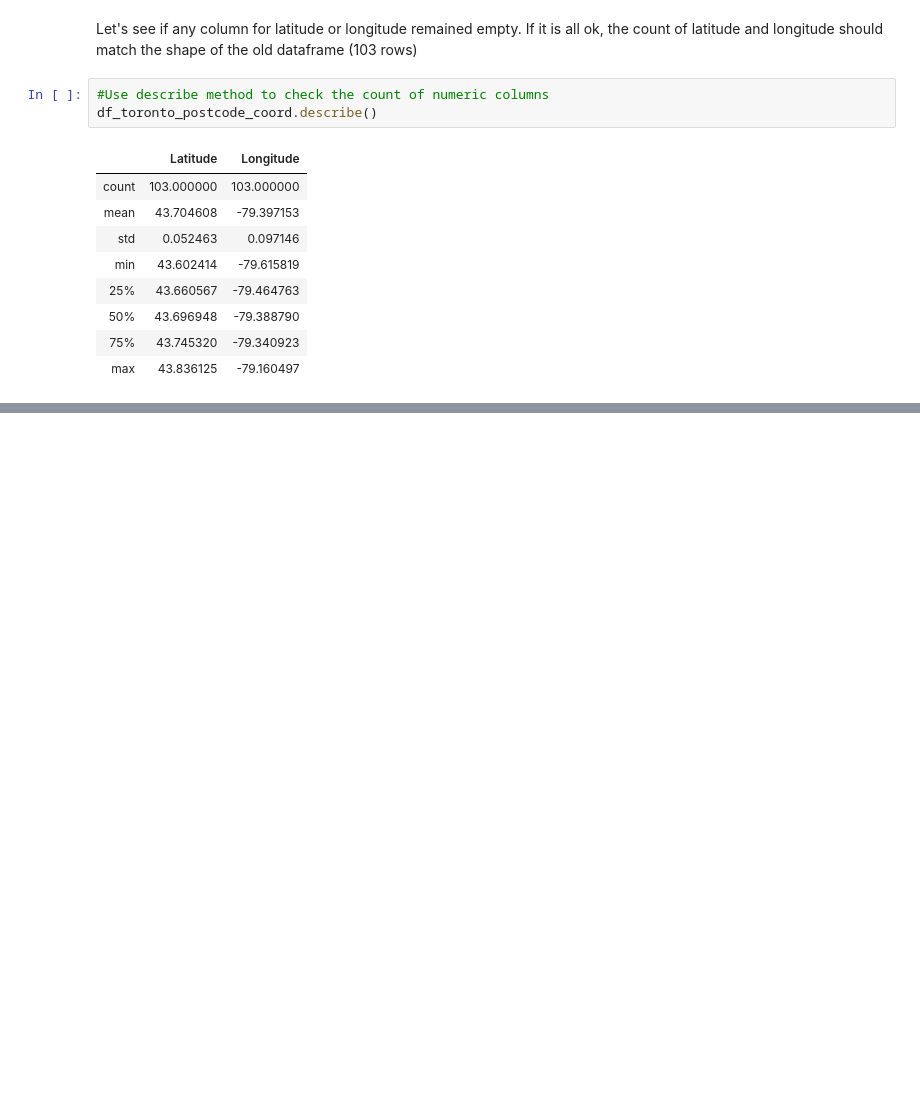
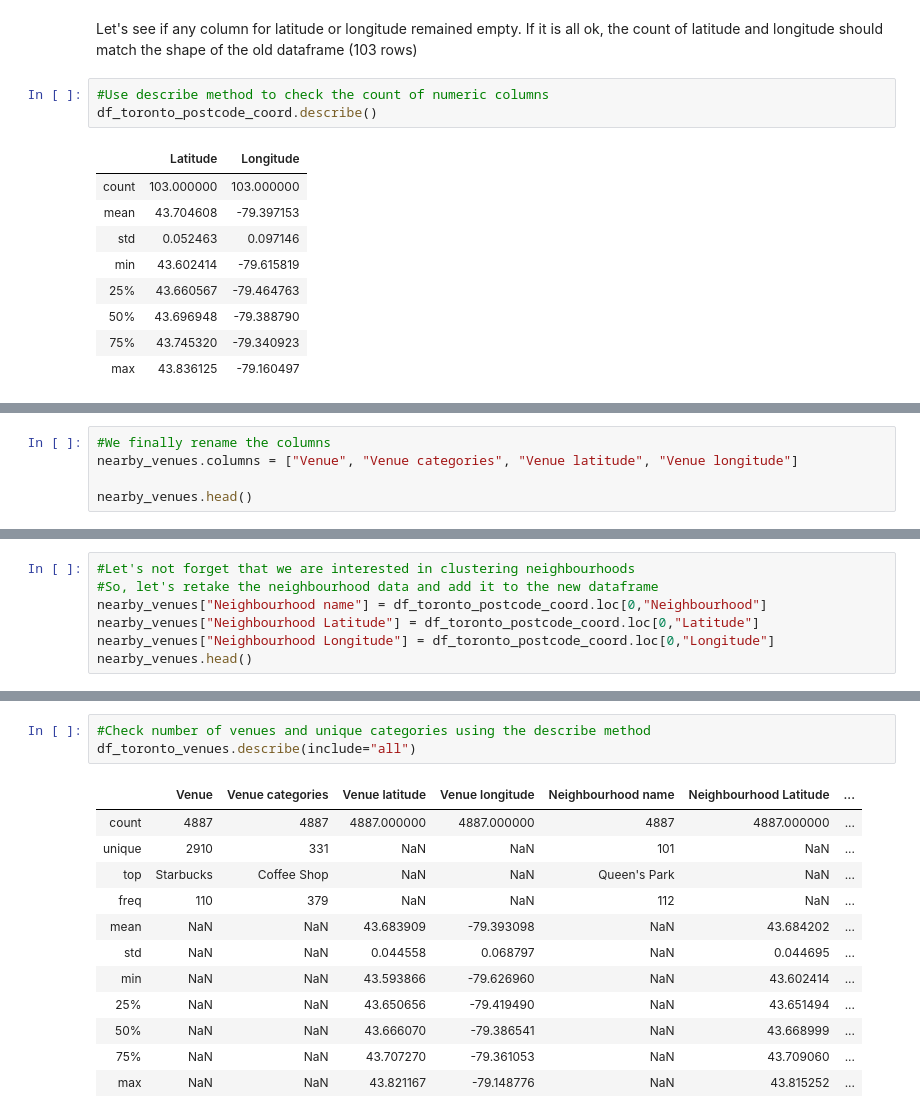
Before and after one commit to rafaelgregorut/first-data-science-project, a Jupyter notebook: capstone-data-science-project-notebook.ipynb, the cells around one changed output, grey strips where cells are left out. Drawn from its saved outputs; the diff is of its cells as text; blank space fills up the shorter version.

```diff
--- a/capstone-data-science-project-notebook.ipynb
+++ b/capstone-data-science-project-notebook.ipynb
@@ -215,0 +351,5 @@ df_toronto_postcode_coord.describe()
+# %%
+#We finally rename the columns
+nearby_venues.columns = ["Venue", "Venue categories", "Venue latitude", "Venue longitude"]
+
+nearby_venues.head()
@@ -215,0 +367,7 @@ df_toronto_postcode_coord.describe()
+# %%
+#Let's not forget that we are interested in clustering neighbourhoods
+#So, let's retake the neighbourhood data and add it to the new dataframe
+nearby_venues["Neighbourhood name"] = df_toronto_postcode_coord.loc[0,"Neighbourhood"]
+nearby_venues["Neighbourhood Latitude"] = df_toronto_postcode_coord.loc[0,"Latitude"]
+nearby_venues["Neighbourhood Longitude"] = df_toronto_postcode_coord.loc[0,"Longitude"]
+nearby_venues.head()
@@ -215,0 +459,16 @@ df_toronto_postcode_coord.describe()
+# %%
+#Check number of venues and unique categories using the describe method
+df_toronto_venues.describe(include="all")
+# %% [output]
+|  | Venue | Venue categories | Venue latitude | Venue longitude | Neighbourhood name | Neighbourhood Latitude | ... |
+| count | 4887 | 4887 | 4887.000000 | 4887.000000 | 4887 | 4887.000000 | ... |
+| unique | 2910 | 331 | NaN | NaN | 101 | NaN | ... |
+| top | Starbucks | Coffee Shop | NaN | NaN | Queen's Park | NaN | ... |
+| freq | 110 | 379 | NaN | NaN | 112 | NaN | ... |
+| mean | NaN | NaN | 43.683909 | -79.393098 | NaN | 43.684202 | ... |
+| std | NaN | NaN | 0.044558 | 0.068797 | NaN | 0.044695 | ... |
+| min | NaN | NaN | 43.593866 | -79.626960 | NaN | 43.602414 | ... |
+| 25% | NaN | NaN | 43.650656 | -79.419490 | NaN | 43.651494 | ... |
+| 50% | NaN | NaN | 43.666070 | -79.386541 | NaN | 43.668999 | ... |
+| 75% | NaN | NaN | 43.707270 | -79.361053 | NaN | 43.709060 | ... |
+| max | NaN | NaN | 43.821167 | -79.148776 | NaN | 43.815252 | ... |
```
Also changed, not shown: parts of 48 cells of this notebook.
